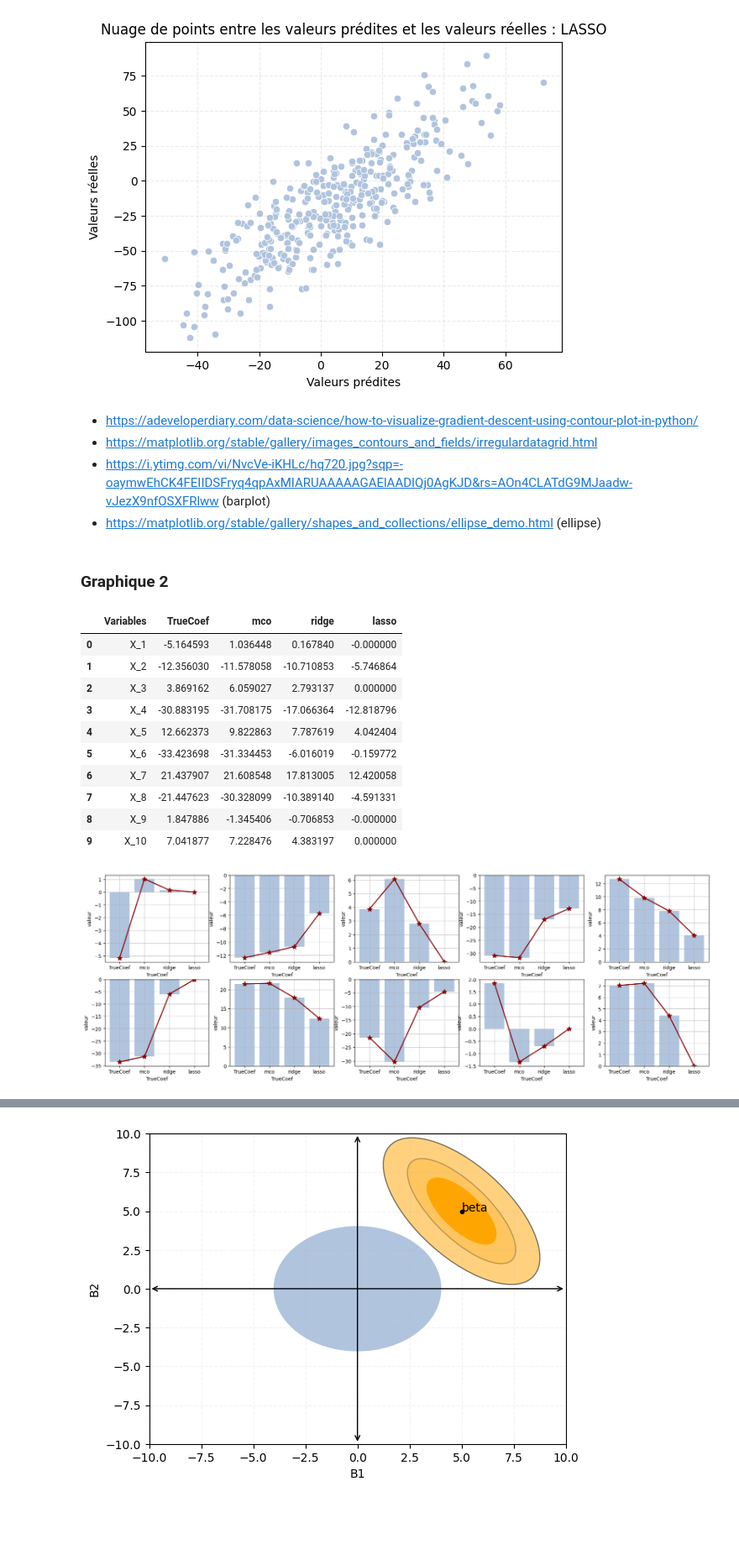
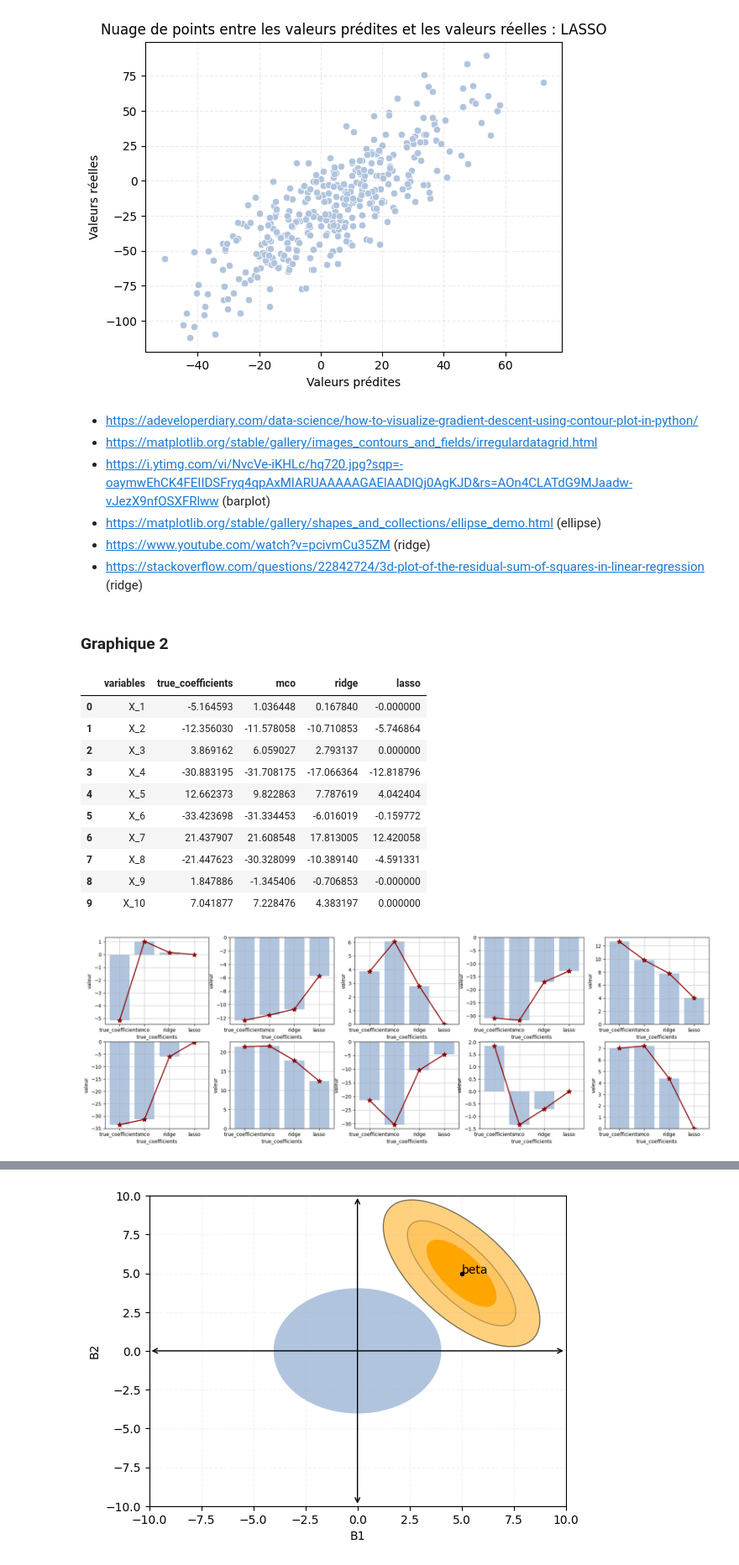
Before and after one commit to beng-one/Simulation-Ridge-Lasso-SRL, a Jupyter notebook: Simulation.ipynb, the cells around one changed output, grey strips where cells are left out. Shown at 84% size. Cells and saved outputs as stored; diff of their text form; code cells hidden in the pictures; blank space fills up the shorter version.

```diff
--- a/Simulation.ipynb
+++ b/Simulation.ipynb
@@ -244,0 +252,14 @@ data_final.head(5)
+# %%
+'''
+plt.figure(figsize=(15,10))
+fig, axs = plt.subplots(2,5)
+cmaps = plt.colormaps
+color_palet = "tab10"
+
+colors = cmaps.get_cmap(color_palet).resampled(data_final.shape[1]).colors
+for i, var in enumerate(data_final.columns[1:]):
+    sns.scatterplot(data=data_final, x=var, y="y", ax=axs[i])
+plt.grid(visible=True, alpha=0.25, linestyle='--')
+plt.legend(loc='center left', bbox_to_anchor=(1, 0.5))
+plt.show()
+'''
@@ -278,6 +301,6 @@ Predictors_scaled.corr()
 ## 5.1 Estimation
 # %%
 # Estimation du modèle de Régression par MCO avec constante
-RegMCO = LinearRegression(fit_intercept=True)
-RegMCO.fit(Predictors, Target)
+RegMCO = LinearRegression(fit_intercept=False)
+RegMCO.fit(Predictors_scaled, Target)
 # %% [output]
@@ -422,8 +445,12 @@ alpha_list
 array([0. , 0.5, 1. , 1.5, 2. , 2.5, 3. , 3.5, 4. , 4.5, 5. , 5.5, 6. ,
        6.5, 7. , 7.5, 8. , 8.5, 9. ])
 # %%
-
-Summary_ridge_coef = slr.regularized_regressions(Predictors=Predictors_scaled, Target=Target, Alpha_list=alpha_list, Intercept=False, Model='ridge', Random_State_Seed=random_state_seed)
+Summary_ridge_coef = slr.regularized_regressions(Predictors=Predictors_scaled,
+                                                 Target=Target,
+                                                 Alpha_list=alpha_list,
+                                                 Intercept=False,
+                                                 Model='ridge',
+                                                 Random_State_Seed=random_state_seed)
 Summary_ridge_coef
 # %% [output]
 |  | Variables | 0.0 | 0.5 | 1.0 | 1.5 | 2.0 | 2.5 | 3.0 | 3.5 | 4.0 | 4.5 | ... |
@@ -792,6 +877,8 @@ plt.show()
 - https://matplotlib.org/stable/gallery/images_contours_and_fields/irregulardatagrid.html
 - https://i.ytimg.com/vi/NvcVe-iKHLc/hq720.jpg?sqp=-oaymwEhCK4FEIIDSFryq4qpAxMIARUAAAAAGAElAADIQj0AgKJD&rs=AOn4CLATdG9MJaadw-vJezX9nfOSXFRlww (barplot)
 - https://matplotlib.org/stable/gallery/shapes_and_collections/ellipse_demo.html (ellipse)
+- https://www.youtube.com/watch?v=pcivmCu35ZM (ridge)
+- https://stackoverflow.com/questions/22842724/3d-plot-of-the-residual-sum-of-squares-in-linear-regression (ridge)
 # %% [markdown]
 ### Graphique 2
 # %%
@@ -803,15 +890,15 @@ list_estimators_ridge_values = Summary_ridge_coef[alpha_selected]
 list_estimators_lasso_values = Summary_lasso_coef[alpha_selected]
 
 df_barplot = pd.DataFrame({
-    'Variables' : list_estimators_names,
-    'TrueCoef': Coefs_B,
+    'variables' : list_estimators_names,
+    'true_coefficients': Coefs_B,
     'mco': list_estimators_mco_values[0],
     'ridge': list_estimators_ridge_values,
     'lasso': list_estimators_lasso_values
 })
 df_barplot
 # %% [output]
-|  | Variables | TrueCoef | mco | ridge | lasso |
+|  | variables | true_coefficients | mco | ridge | lasso |
 | 0 | X_1 | -5.164593 | 1.036448 | 0.167840 | -0.000000 |
 | 1 | X_2 | -12.356030 | -11.578058 | -10.710853 | -5.746864 |
 | 2 | X_3 | 3.869162 | 6.059027 | 2.793137 | 0.000000 |
@@ -825,16 +912,16 @@ df_barplot
 # %%
 import matplotlib.pyplot as plt
 fig, ax = plt.subplots(nrows=2, ncols=5, figsize=(22, 7))
 axs = ax.flatten()
 
-for i, estimators in enumerate(df_barplot['Variables']):
+for i, estimators in enumerate(df_barplot['variables']):
     estimators_names = list(df_barplot.columns[1:])
-    estimators_values = df_barplot.loc[df_barplot['Variables'].isin([estimators]),estimators_names].values[0]
+    estimators_values = df_barplot.loc[df_barplot['variables'].isin([estimators]),estimators_names].values[0]
     axs[i].bar(estimators_names, estimators_values, color = 'lightsteelblue', align='center',  capsize=10) # yerr=error_estimators, color = 'grey'
     axs[i].plot(estimators_names, estimators_values, color='darkred', marker='*', linewidth=2, ms=10)
     axs[i].set_xlabel(f'{estimators_names[0]}')
     axs[i].set_ylabel(f"valeur")
     axs[i].grid(True)
 plt.show()
 # %% [output]
-[figure, old version]
+[figure, new version]
```
Also changed, not shown: parts of 16 cells of this notebook, 9 other files.
